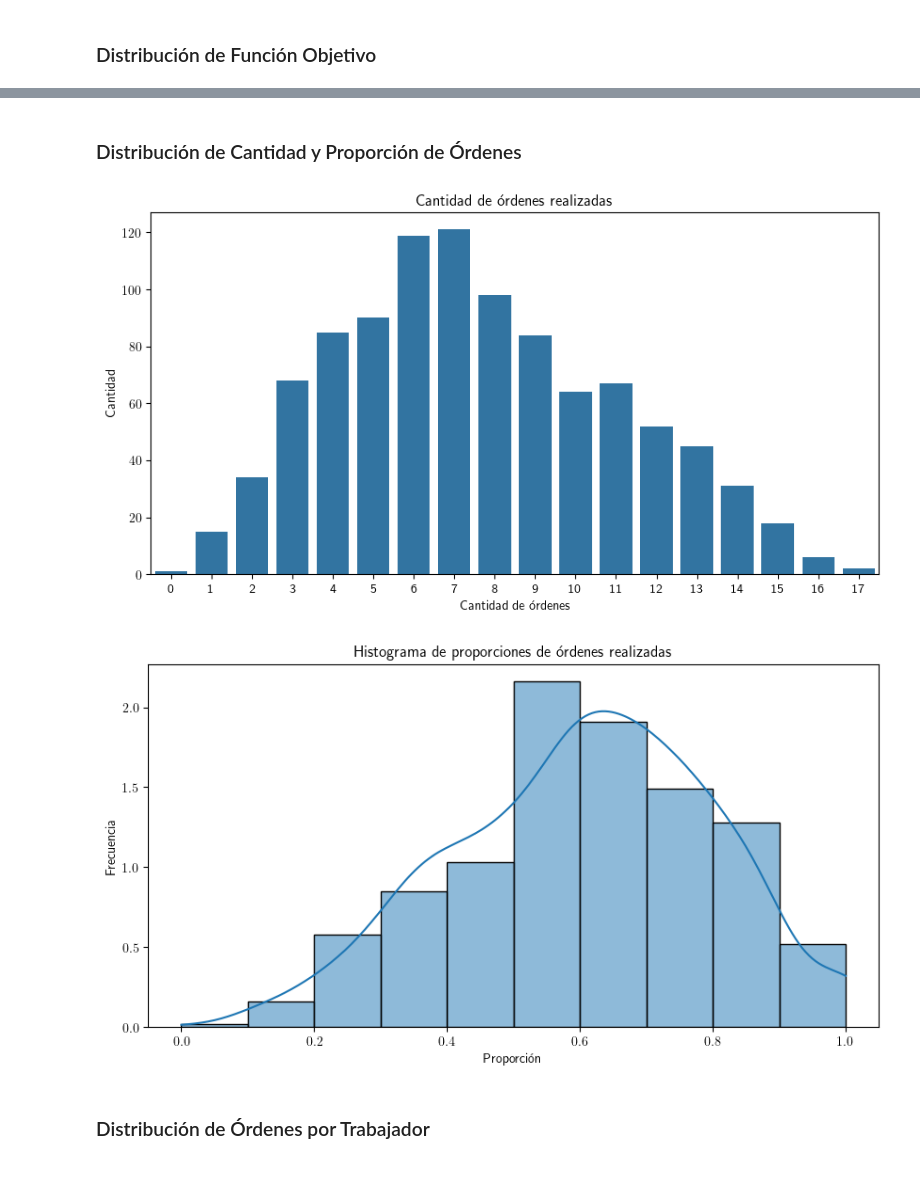
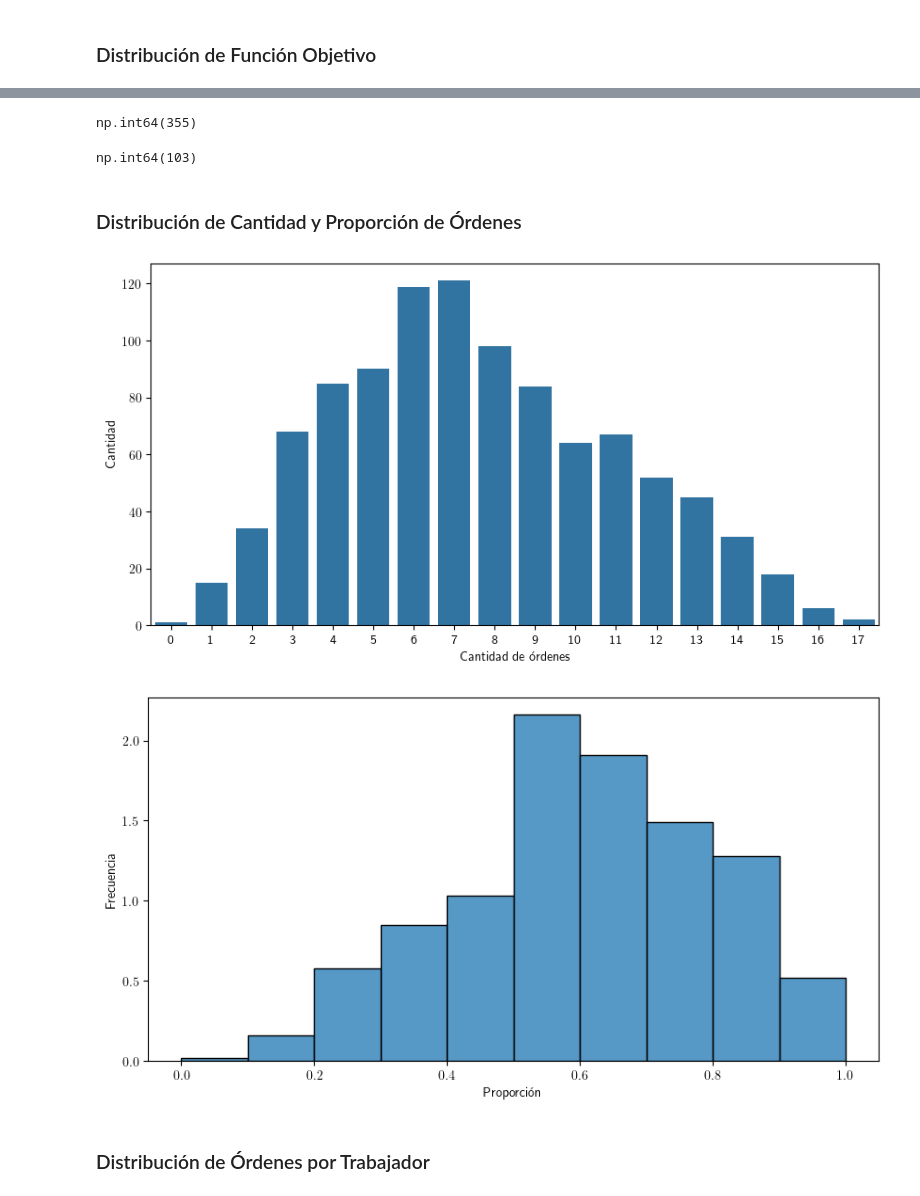
Before and after one commit to sponja23/invop-tp, a Jupyter notebook: experimentos/objetivo.ipynb, the cells around one changed output, grey strips where cells are left out. Drawn from its saved outputs; the diff is of its cells as text; code cells hidden in the pictures.

```diff
--- a/experimentos/objetivo.ipynb
+++ b/experimentos/objetivo.ipynb
@@ -49,8 +49,12 @@ instancias = [generador.generar_instancia() for _ in range(N)]
 with open("datos/exp1/instancia.pkl", "wb") as f:
     pickle.dump(instancias, f)
 # %%
+from typing import List
+from src.instancia import InstanciaAsignacionCuadrillas
+
+
 with open("datos/exp1/instancia.pkl", "rb") as f:
-    instancias = pickle.load(f)
+    instancias: List[InstanciaAsignacionCuadrillas] = pickle.load(f)
 # %% [markdown]
 Resolución (~10m):
 # %%
@@ -119,23 +165,32 @@ plt.show()
+# %%
+(series_poa >= 0.9).sum()
+# %% [output]
+np.int64(355)
+# %%
+((series_poa - 1).abs() < 0.000001).sum()
+# %% [output]
+np.int64(103)
 # %% [markdown]
 ### Distribución de Cantidad y Proporción de Órdenes
 # %%
 fig, ax = plt.subplots(1, 1, figsize=(10, 5))
 
-cantidad_ordenes = [len(solucion.ordenes_realizadas) for (_, solucion) in soluciones]
+cantidad_ordenes = [
+    solucion.cantidad_de_ordenes_realizadas() for (_, solucion) in soluciones
+]
 
 counts = pd.Series(cantidad_ordenes).value_counts()
 sns.barplot(x=counts.index, y=counts.values, ax=ax)
 
-ax.set_title("Cantidad de órdenes realizadas")
 ax.set_xlabel("Cantidad de órdenes")
 ax.set_ylabel("Cantidad")
 
 # Save
 plt.savefig("graficos/exp1/distribucion_cantidad_ordenes.pdf")
 
 plt.show()
 # %% [output]
-[figure, old version]
+[figure, new version]
 # %%
 fig, ax = plt.subplots(1, 1, figsize=(10, 5))
 
@@ -144,9 +199,8 @@ proporcion_ordenes = [
     for instancia, (_, solucion) in zip(instancias, soluciones)
 ]
 
-sns.histplot(proporcion_ordenes, bins=10, ax=ax, kde=True, stat="density")
+sns.histplot(proporcion_ordenes, bins=10, ax=ax, stat="density")
 
-ax.set_title("Histograma de proporciones de órdenes realizadas")
 ax.set_xlabel("Proporción")
 ax.set_ylabel("Frecuencia")
 
@@ -155,6 +209,6 @@ plt.savefig("graficos/exp1/distribucion_proporcion_ordenes.pdf")
 
 plt.show()
 # %% [output]
-[figure, old version]
+[figure, new version]
 # %% [markdown]
 ### Distribución de Órdenes por Trabajador
```
Also changed, not shown: parts of 6 cells of this notebook, 11 other files.
